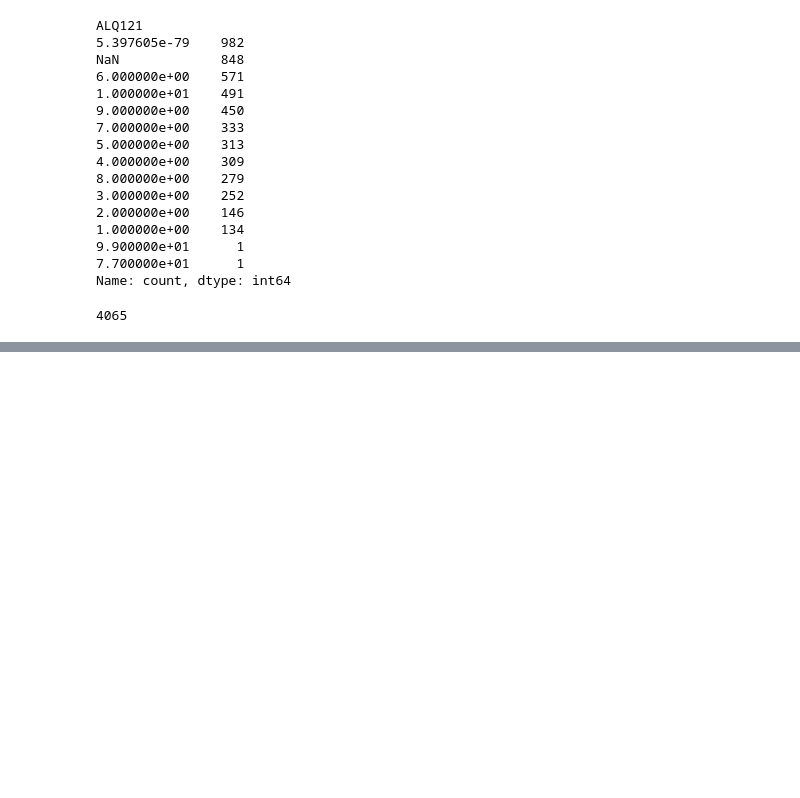
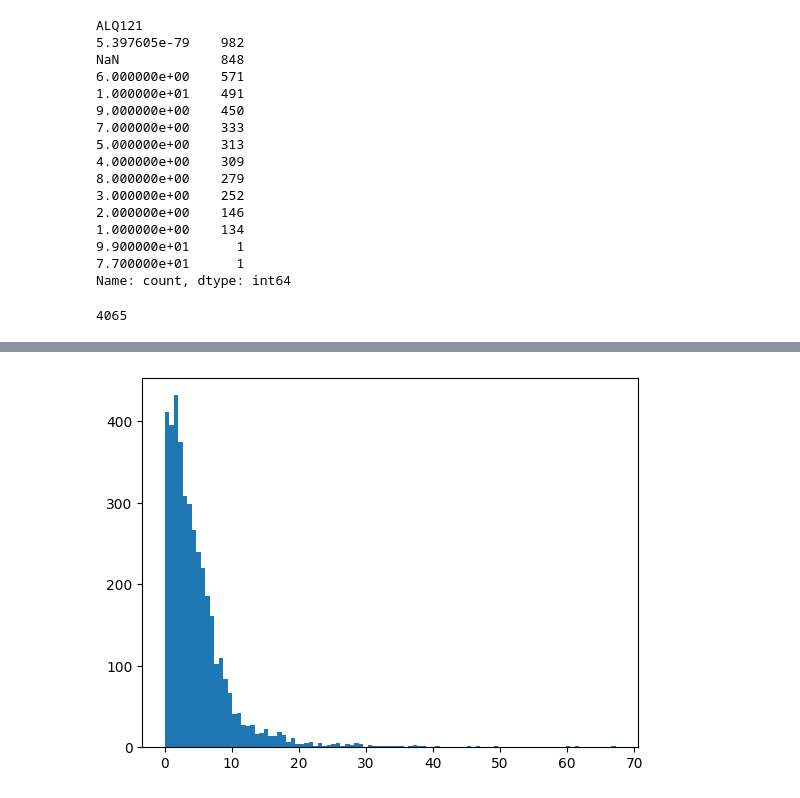
Before and after one commit to conradorg/biological-age-regression, a Jupyter notebook: notebooks/data-exploration-training.ipynb, the cells around one changed output, grey strips where cells are left out. Cells and saved outputs as stored; diff of their text form; code cells hidden in the pictures; blank space fills up the shorter version.

```diff
--- a/data-exploration/nhanes.ipynb
+++ b/notebooks/data-exploration-training.ipynb
@@ -516,0 +728,6 @@ def preprocess_features(df):
+# %%
+abs_errors = np.abs(target_transformer.inverse_transform(preprocessed_target_arr.reshape((-1,1))) - target_transformer.inverse_transform(predicted_target_arr.reshape((-1,1))))
+plt.hist(abs_errors, bins=100)
+plt.show()
+# %% [output]
+[figure, added]
```
Also changed, not shown: parts of 17 cells of this notebook.
